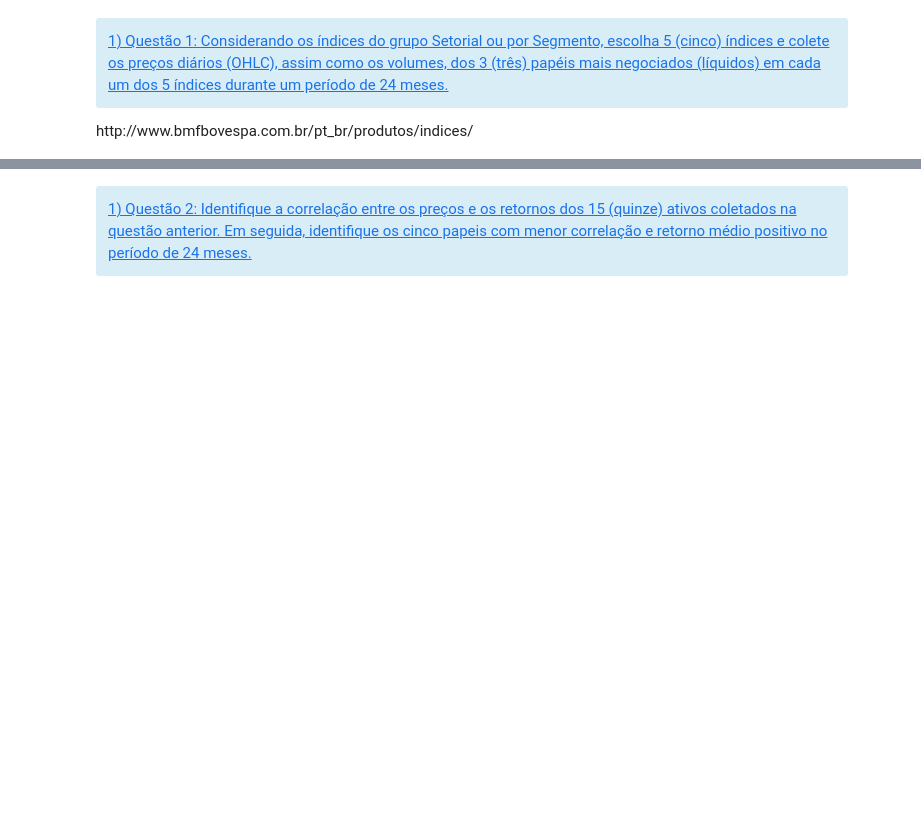
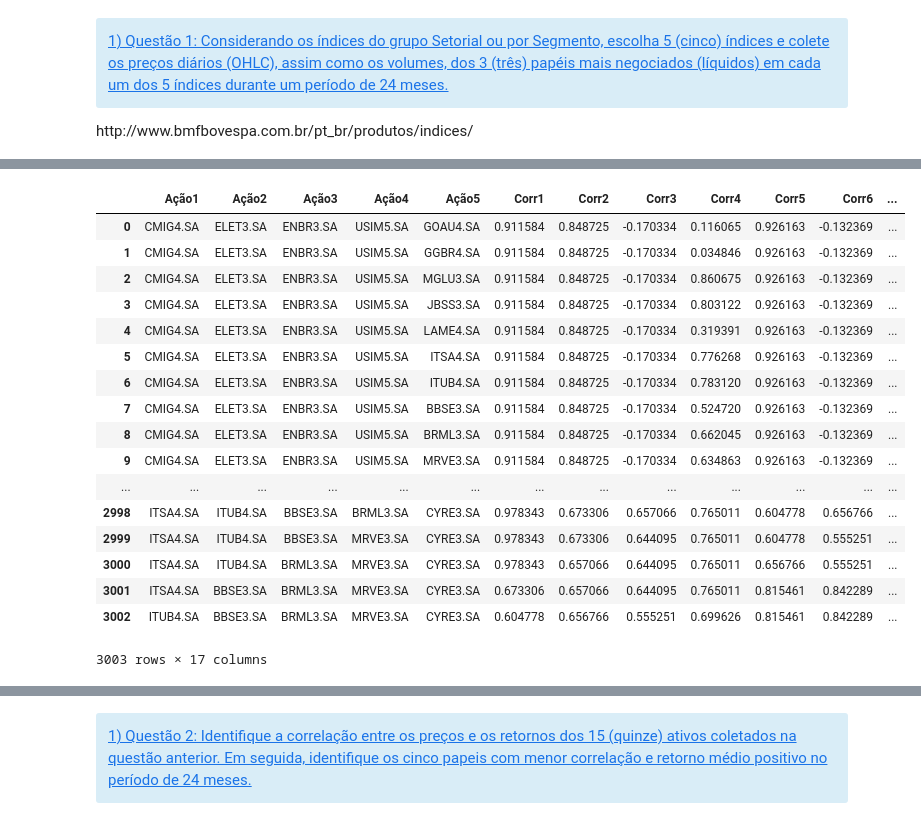
Before and after one commit to AlgotradingQueLucra/Trabalho-1, a Jupyter notebook: Primeira_2BAtividade_2BPr_C3_A1tica_2BAvaliativa.ipynb, the cells around one changed output, grey strips where cells are left out. Cells and saved outputs as stored; diff of their text form; code cells hidden in the pictures; blank space fills up the shorter version.

```diff
--- a/Primeira_2BAtividade_2BPr_C3_A1tica_2BAvaliativa.ipynb
+++ b/Primeira_2BAtividade_2BPr_C3_A1tica_2BAvaliativa.ipynb
@@ -301,2 +301,5 @@ df_selecionadas_INDX
 # %%
+#MATRIZ DE CORRELAÇÃO COM OS 15 ATIVOS
 df_selecionadas = pd.concat([df_selecionadas_IEE,df_selecionadas_INDX,df_selecionadas_ICON,df_selecionadas_IDIV,df_selecionadas_IMOB],axis=1)
+Correlacao15 = df_selecionadas.corr()
+Correlacao15
@@ -416,0 +323,4 @@ for sy in symbols:
+# %%
+#NOME DOS 15 ATIVOS SELECIONADOS
+nome_acoes_selecionadas = nome_acoes_IEE + nome_acoes_INDX + nome_acoes_ICON + nome_acoes_IDIV + nome_acoes_IMOB
+nome_acoes_selecionadas
@@ -416,0 +343,7 @@ for sy in symbols:
+# %%
+#CRIAR ITERAÇÕES DAS POSSÍVEIS CARTEIRAS
+from itertools import combinations
+comb = combinations(nome_acoes_selecionadas, 5)
+COMB_15_5_ACOES = pd.DataFrame(list(comb))
+COMB_15_5_ACOES = COMB_15_5_ACOES.rename(columns = {0: "Ação1",1:"Ação2",2: "Ação3",3: "Ação4",4: "Ação5"})
+COMB_15_5_ACOES
@@ -416,0 +487,39 @@ for sy in symbols:
+# %%
+#CÁLCULO DA MÉDIA E DESVIO PADRÃO DAS CORRELAÇÕES DAS CARTEIRAS
+Media = []
+for i in range(len(COMB_15_5_ACOES['Ação1'])):
+    Media.append(abs(COMB_15_5_ACOES.loc[i][5:15]).mean())
+
+Media = pd.DataFrame(Media)
+COMB_15_5_ACOES = pd.concat([COMB_15_5_ACOES,Media],axis=1)
+COMB_15_5_ACOES = COMB_15_5_ACOES.rename(columns = {0: "Média"})
+
+COMB_15_5_ACOES
+
+Desv = []
+for i in range(len(COMB_15_5_ACOES['Ação1'])):
+    Desv.append(COMB_15_5_ACOES.loc[i][5:15].std())
+
+Desv = pd.DataFrame(Desv)
+COMB_15_5_ACOES = pd.concat([COMB_15_5_ACOES,Desv],axis=1)
+COMB_15_5_ACOES = COMB_15_5_ACOES.rename(columns = {0: "Desvio"})
+COMB_15_5_ACOES
+# %% [output]
+|  | Ação1 | Ação2 | Ação3 | Ação4 | Ação5 | Corr1 | Corr2 | Corr3 | Corr4 | Corr5 | Corr6 | ... |
+| 0 | CMIG4.SA | ELET3.SA | ENBR3.SA | USIM5.SA | GOAU4.SA | 0.911584 | 0.848725 | -0.170334 | 0.116065 | 0.926163 | -0.132369 | ... |
+| 1 | CMIG4.SA | ELET3.SA | ENBR3.SA | USIM5.SA | GGBR4.SA | 0.911584 | 0.848725 | -0.170334 | 0.034846 | 0.926163 | -0.132369 | ... |
+| 2 | CMIG4.SA | ELET3.SA | ENBR3.SA | USIM5.SA | MGLU3.SA | 0.911584 | 0.848725 | -0.170334 | 0.860675 | 0.926163 | -0.132369 | ... |
+| 3 | CMIG4.SA | ELET3.SA | ENBR3.SA | USIM5.SA | JBSS3.SA | 0.911584 | 0.848725 | -0.170334 | 0.803122 | 0.926163 | -0.132369 | ... |
+| 4 | CMIG4.SA | ELET3.SA | ENBR3.SA | USIM5.SA | LAME4.SA | 0.911584 | 0.848725 | -0.170334 | 0.319391 | 0.926163 | -0.132369 | ... |
+| 5 | CMIG4.SA | ELET3.SA | ENBR3.SA | USIM5.SA | ITSA4.SA | 0.911584 | 0.848725 | -0.170334 | 0.776268 | 0.926163 | -0.132369 | ... |
+| 6 | CMIG4.SA | ELET3.SA | ENBR3.SA | USIM5.SA | ITUB4.SA | 0.911584 | 0.848725 | -0.170334 | 0.783120 | 0.926163 | -0.132369 | ... |
+| 7 | CMIG4.SA | ELET3.SA | ENBR3.SA | USIM5.SA | BBSE3.SA | 0.911584 | 0.848725 | -0.170334 | 0.524720 | 0.926163 | -0.132369 | ... |
+| 8 | CMIG4.SA | ELET3.SA | ENBR3.SA | USIM5.SA | BRML3.SA | 0.911584 | 0.848725 | -0.170334 | 0.662045 | 0.926163 | -0.132369 | ... |
+| 9 | CMIG4.SA | ELET3.SA | ENBR3.SA | USIM5.SA | MRVE3.SA | 0.911584 | 0.848725 | -0.170334 | 0.634863 | 0.926163 | -0.132369 | ... |
+| ... | ... | ... | ... | ... | ... | ... | ... | ... | ... | ... | ... | ... |
+| 2998 | ITSA4.SA | ITUB4.SA | BBSE3.SA | BRML3.SA | CYRE3.SA | 0.978343 | 0.673306 | 0.657066 | 0.765011 | 0.604778 | 0.656766 | ... |
+| 2999 | ITSA4.SA | ITUB4.SA | BBSE3.SA | MRVE3.SA | CYRE3.SA | 0.978343 | 0.673306 | 0.644095 | 0.765011 | 0.604778 | 0.555251 | ... |
+| 3000 | ITSA4.SA | ITUB4.SA | BRML3.SA | MRVE3.SA | CYRE3.SA | 0.978343 | 0.657066 | 0.644095 | 0.765011 | 0.656766 | 0.555251 | ... |
+| 3001 | ITSA4.SA | BBSE3.SA | BRML3.SA | MRVE3.SA | CYRE3.SA | 0.673306 | 0.657066 | 0.644095 | 0.765011 | 0.815461 | 0.842289 | ... |
+| 3002 | ITUB4.SA | BBSE3.SA | BRML3.SA | MRVE3.SA | CYRE3.SA | 0.604778 | 0.656766 | 0.555251 | 0.699626 | 0.815461 | 0.842289 | ... |
+3003 rows × 17 columns
```
Also changed, not shown: parts of 12 cells of this notebook, 1 other file.
